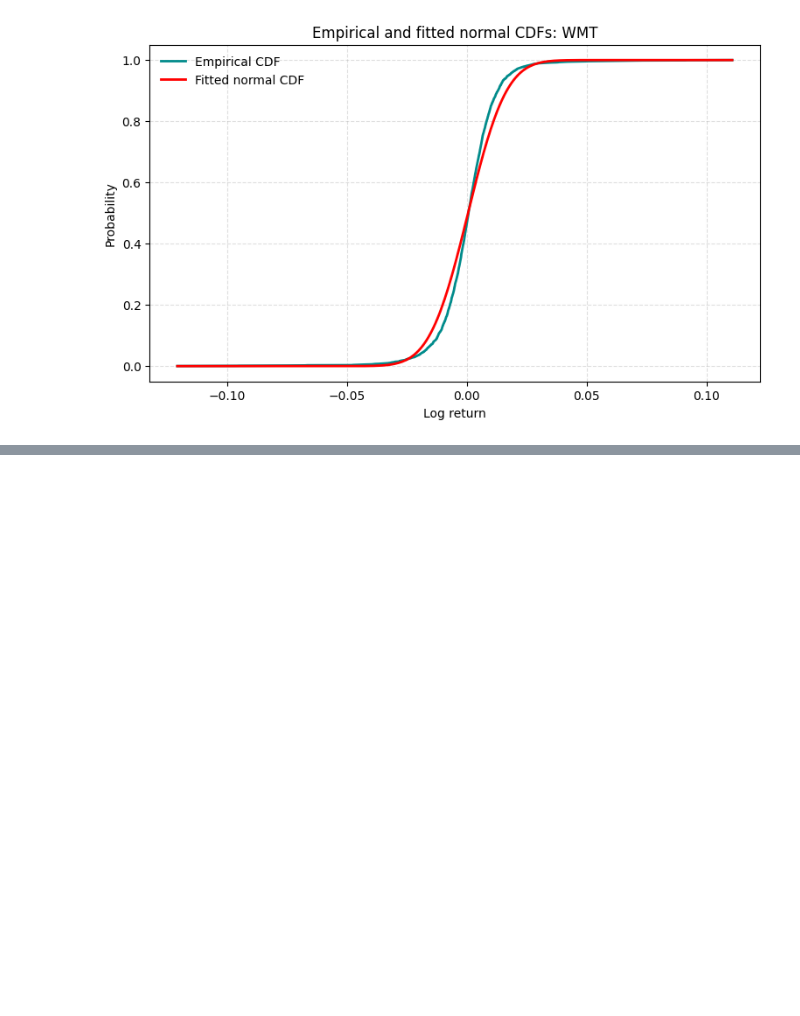
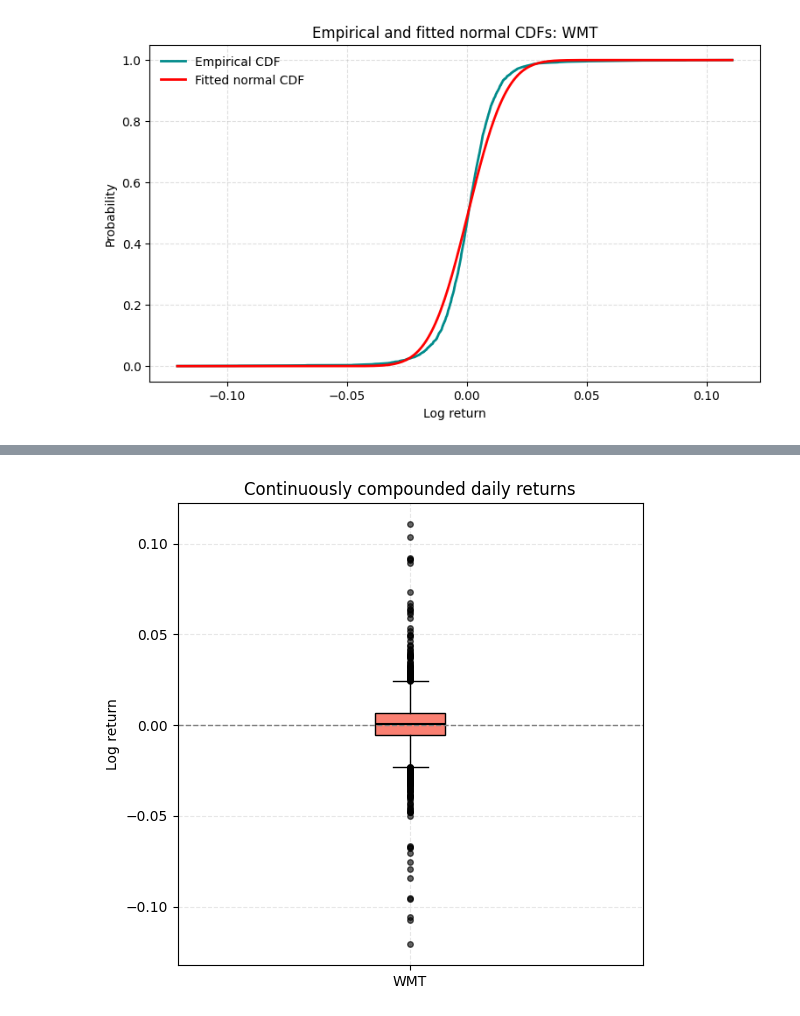
Before and after one commit to Troniospt/Projecto_Asset, a Jupyter notebook: notebooks/02_analise_walmart.ipynb, the cells around one changed output, grey strips where cells are left out. Saved outputs shown, nothing was run; the diff lists cells and outputs as text; code cells hidden in the pictures; blank space fills up the shorter version.

```diff
--- a/notebooks/02_analise_walmart.ipynb
+++ b/notebooks/02_analise_walmart.ipynb
@@ -317,0 +548,31 @@ Empirical probability of a daily drop greater than 5%:
+# %%
+import pandas as pd
+import matplotlib.pyplot as plt
+
+# 1. Utilizar os retornos diários da Walmart
+wmt_ret = retornos_diarios.dropna()
+
+# 2. Criar a figura do Boxplot
+plt.figure(figsize=(6, 6))
+
+# Boxplot com preenchimento 'brown1' / 'salmon'
+box = plt.boxplot(
+    wmt_ret,
+    patch_artist=True,
+    labels=['WMT'],
+    boxprops=dict(facecolor='salmon', color='black'),
+    medianprops=dict(color='black', linewidth=1.5),
+    flierprops=dict(marker='o', markerfacecolor='black', markersize=4, alpha=0.6)
+)
+
+# 3. Adicionar linha horizontal no 0 (abline(h = 0, col = "grey50", lty = 2))
+plt.axhline(y=0, color='grey', linestyle='--', linewidth=1)
+
+# Configurações visuais equivalentes ao R
+plt.title("Continuously compounded daily returns")
+plt.ylabel("Log return")
+plt.grid(True, linestyle='--', alpha=0.3)
+
+plt.show()
+# %% [output]
+[figure, added]
```
Also changed, not shown: parts of 17 cells of this notebook.
